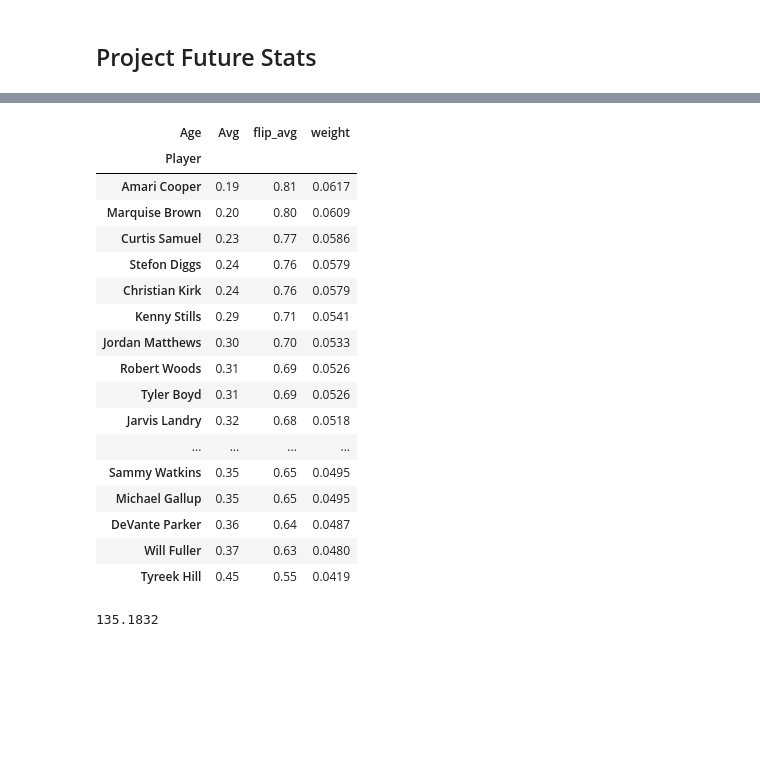
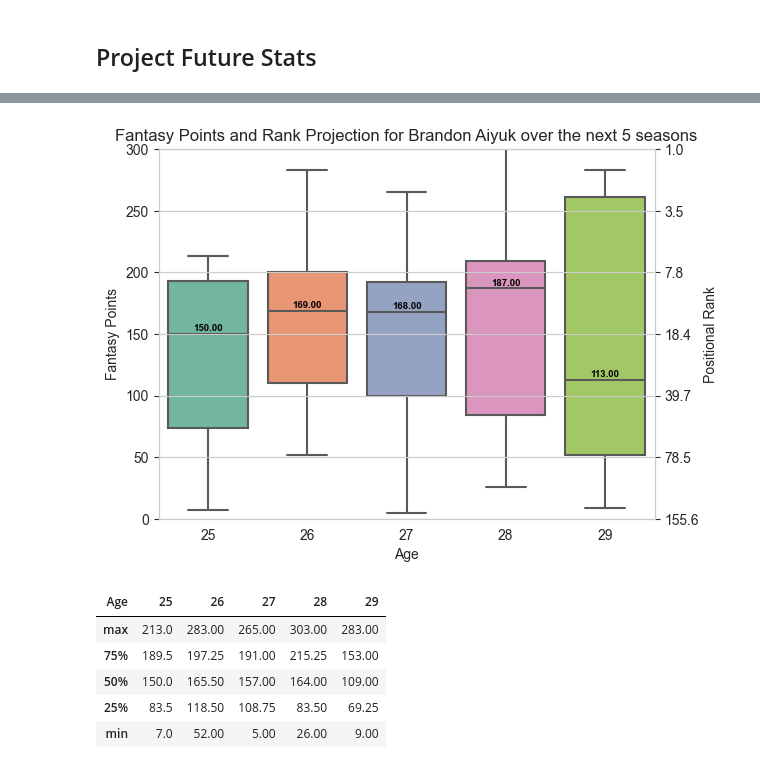
Before and after one commit to peteryushunli/nfl_player_similarity, a Jupyter notebook: Fantasy_Player_Similarity_Model.ipynb, the cells around one changed output, grey strips where cells are left out. Drawn from its saved outputs; the diff is of its cells as text; code cells hidden in the pictures; blank space fills up the shorter version.

Commit message:
added projection visualization

```diff
--- a/Fantasy_Player_Similarity_Model.ipynb
+++ b/Fantasy_Player_Similarity_Model.ipynb
@@ -136,7 +138,7 @@ def draft_similarity(peer_draft, draft_df):
     peer_draft.sort_values(by = 'Pick_Score', ascending = False, inplace = True)
     peer_score = peer_draft[['Player', 'Pick_Score']]
     peer_score.set_index('Player', inplace=True)
-    return peer_score
+    return peer_score.applymap(lambda x: max(0, x))
 # %%
 def draft_score_weighting(output_df, peer_score):
     #Weight the Pick Score based on the number of seasons played
@@ -175,7 +177,3 @@ def calculate_similarities(target, season_df, draft_df):
     final_output = final_output.loc[final_output.Avg < 1]
     return final_output
     #return output_df
-# %%
-target = 'Christian Watson'
-output = calculate_similarities(target = target, season_df = season_df, draft_df = draft_df)
-output
@@ -242,29 +205,18 @@ proj_points
-# %%
-weight = output[['Avg']]
-weight = weight.reindex(proj_points.index)
-weight['flip_avg'] = 1 - weight['Avg']
-weight['weight'] = round(weight['flip_avg']/weight.flip_avg.sum(),4)
-weight
-# %% [output]
-| Age | Avg | flip_avg | weight |
-| Player |  |  |  |
-| Amari Cooper | 0.19 | 0.81 | 0.0617 |
-| Marquise Brown | 0.20 | 0.80 | 0.0609 |
-| Curtis Samuel | 0.23 | 0.77 | 0.0586 |
-| Stefon Diggs | 0.24 | 0.76 | 0.0579 |
-| Christian Kirk | 0.24 | 0.76 | 0.0579 |
-| Kenny Stills | 0.29 | 0.71 | 0.0541 |
-| Jordan Matthews | 0.30 | 0.70 | 0.0533 |
-| Robert Woods | 0.31 | 0.69 | 0.0526 |
-| Tyler Boyd | 0.31 | 0.69 | 0.0526 |
-| Jarvis Landry | 0.32 | 0.68 | 0.0518 |
-| ... | ... | ... | ... |
-| Sammy Watkins | 0.35 | 0.65 | 0.0495 |
-| Michael Gallup | 0.35 | 0.65 | 0.0495 |
-| DeVante Parker | 0.36 | 0.64 | 0.0487 |
-| Will Fuller | 0.37 | 0.63 | 0.0480 |
-| Tyreek Hill | 0.45 | 0.55 | 0.0419 |
-# %%
-proj_points[25.0].multiply(weight['weight']).sum()
-# %% [output]
-135.1832
+# %%
+def point_bucket(target, season_df):
+    #Attach Rankings to Point Buckets
+    position = season_df.loc[season_df.Player == target].Pos.min()
+    latest = season_df.Season.max()
+    latest_season_df = season_df.loc[(season_df.Season == latest) & (season_df.Pos == position)]
+
+    point_max = int(latest_season_df.Fantasy_Points.max())
+    ceiling = (math.ceil(point_max / 50) * 50)+1
+    points_df = pd.DataFrame({'Fantasy_Points': range(0, ceiling, 50)})
+
+    # Group the original dataframe by 50-point increments of points and calculate the mean rank
+    latest_season_df['Points_bin'] = pd.cut(latest_season_df['Fantasy_Points'], range(0, ceiling, 50))
+    avg_rank_df = latest_season_df.groupby('Points_bin')['Pos_Rank'].mean().reset_index()
+
+    # Merge the two dataframes on the 'Points' column
+    points_df['Avg_Rank'] = round(avg_rank_df['Pos_Rank'],1)
+    return points_df.dropna()
@@ -270,0 +281,13 @@ proj_points[25.0].multiply(weight['weight']).sum()
+# %%
+target = 'Brandon Aiyuk'
+output = calculate_similarities(target = target, season_df = season_df, draft_df = draft_df)
+proj_points = projection_stats(target = target, output = output, season_df = season_df)
+visualize_projections(proj_points = proj_points, output = output)
+# %% [output]
+[figure, added]
+| Age | 25 | 26 | 27 | 28 | 29 |
+| max | 213.0 | 283.00 | 265.00 | 303.00 | 283.00 |
+| 75% | 189.5 | 197.25 | 191.00 | 215.25 | 153.00 |
+| 50% | 150.0 | 165.50 | 157.00 | 164.00 | 109.00 |
+| 25% | 83.5 | 118.50 | 108.75 | 83.50 | 69.25 |
+| min | 7.0 | 52.00 | 5.00 | 26.00 | 9.00 |
```
Also changed, not shown: parts of 10 cells of this notebook, 1 other file.
